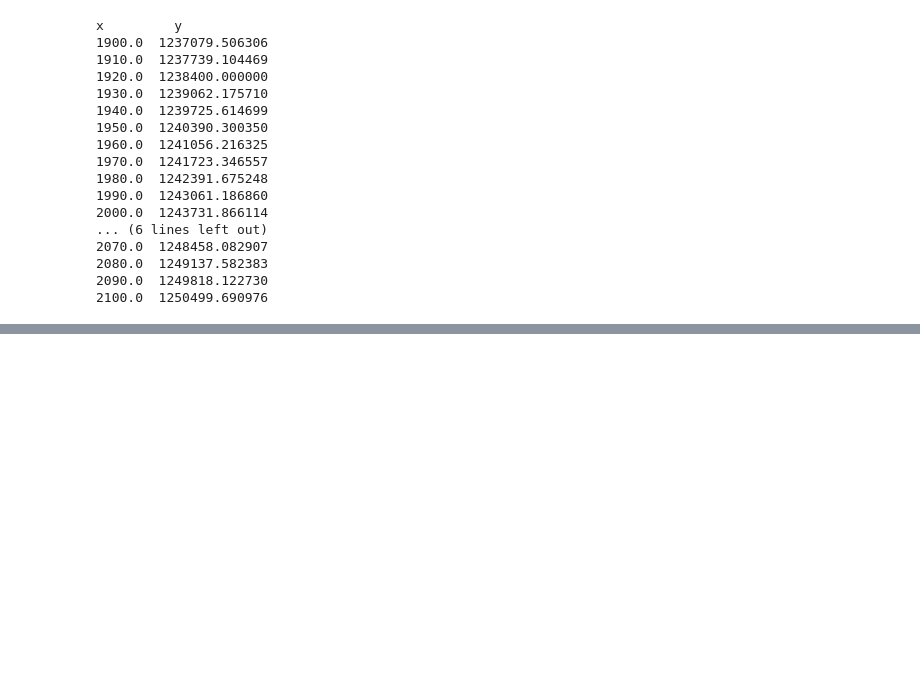
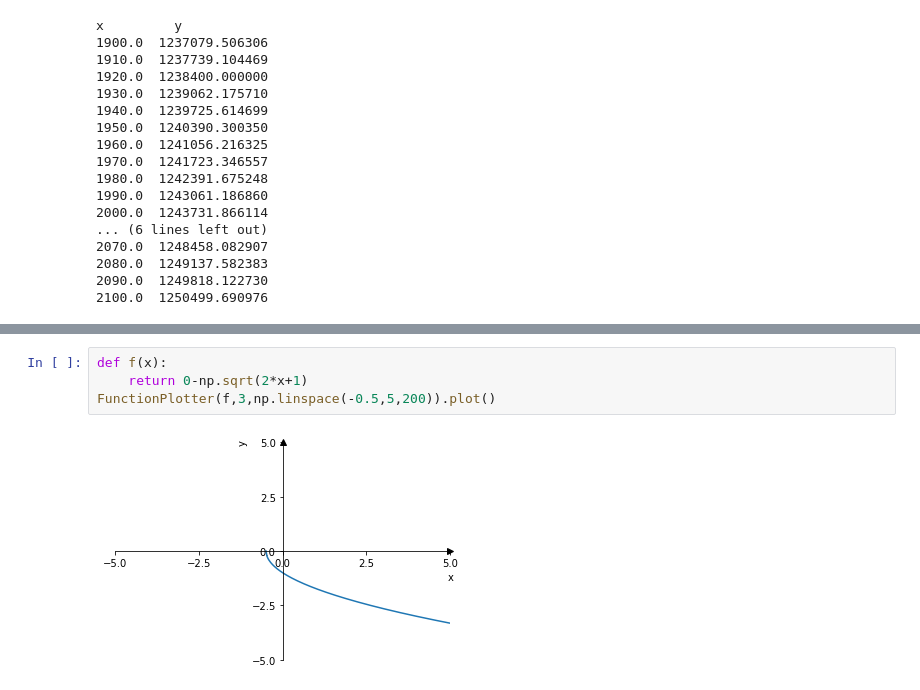
Before and after one commit to Zhurp2020/NLP-from-scratch, a Jupyter notebook: Thomas Calculus/Chapter 1 code.ipynb, the cells around one changed output, grey strips where cells are left out. Drawn from its saved outputs; the diff is of its cells as text; blank space fills up the shorter version.

```diff
--- a/Thomas Calculus/Chapter 1 code.ipynb
+++ b/Thomas Calculus/Chapter 1 code.ipynb
@@ -344,0 +353,6 @@ x         y
+# %%
+def f(x):
+    return 0-np.sqrt(2*x+1)
+FunctionPlotter(f,3,np.linspace(-0.5,5,200)).plot()
+# %% [output]
+[figure, added]
```
Also changed, not shown: parts of 1 cell of this notebook, 2 other files.
